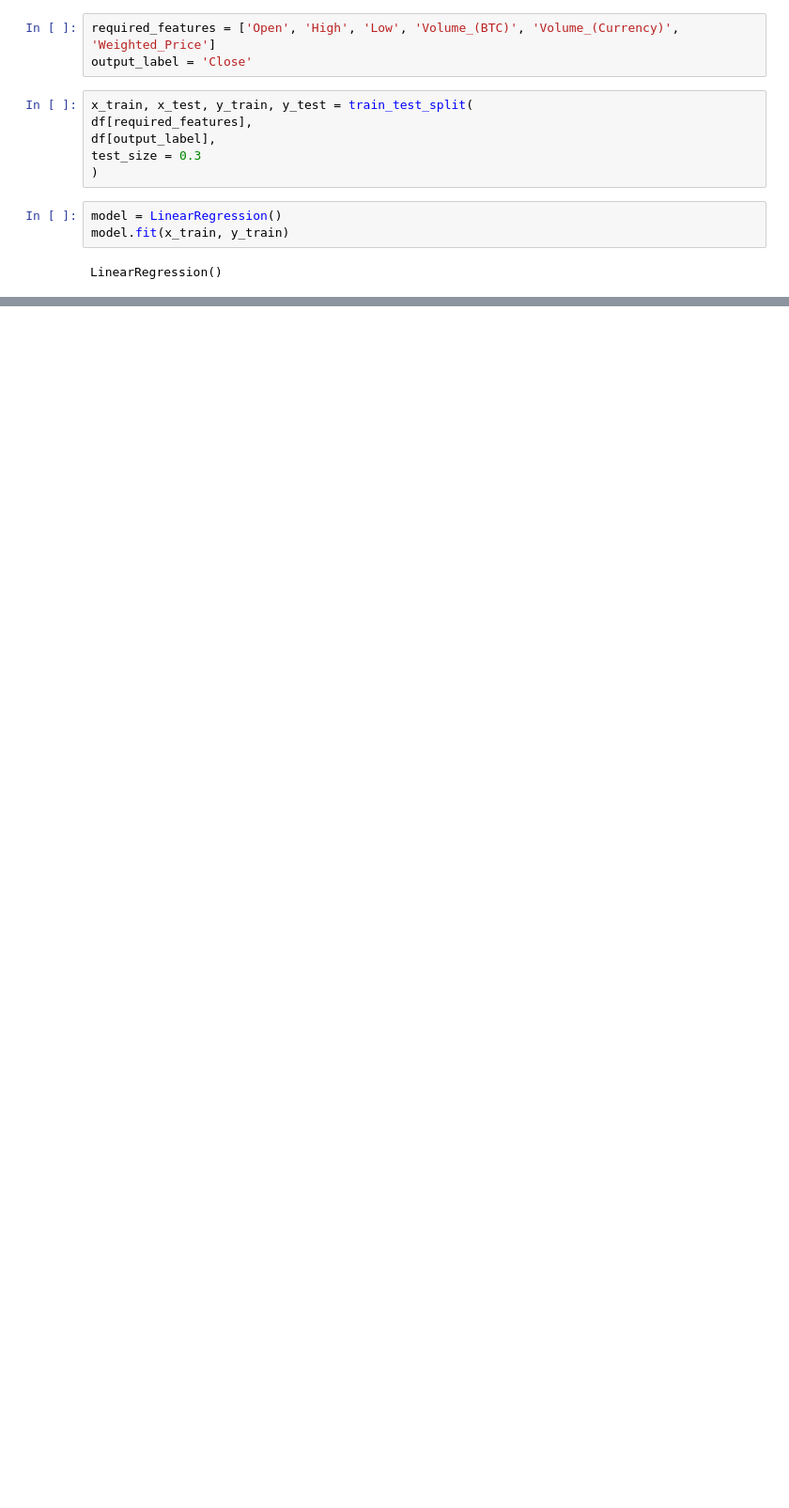
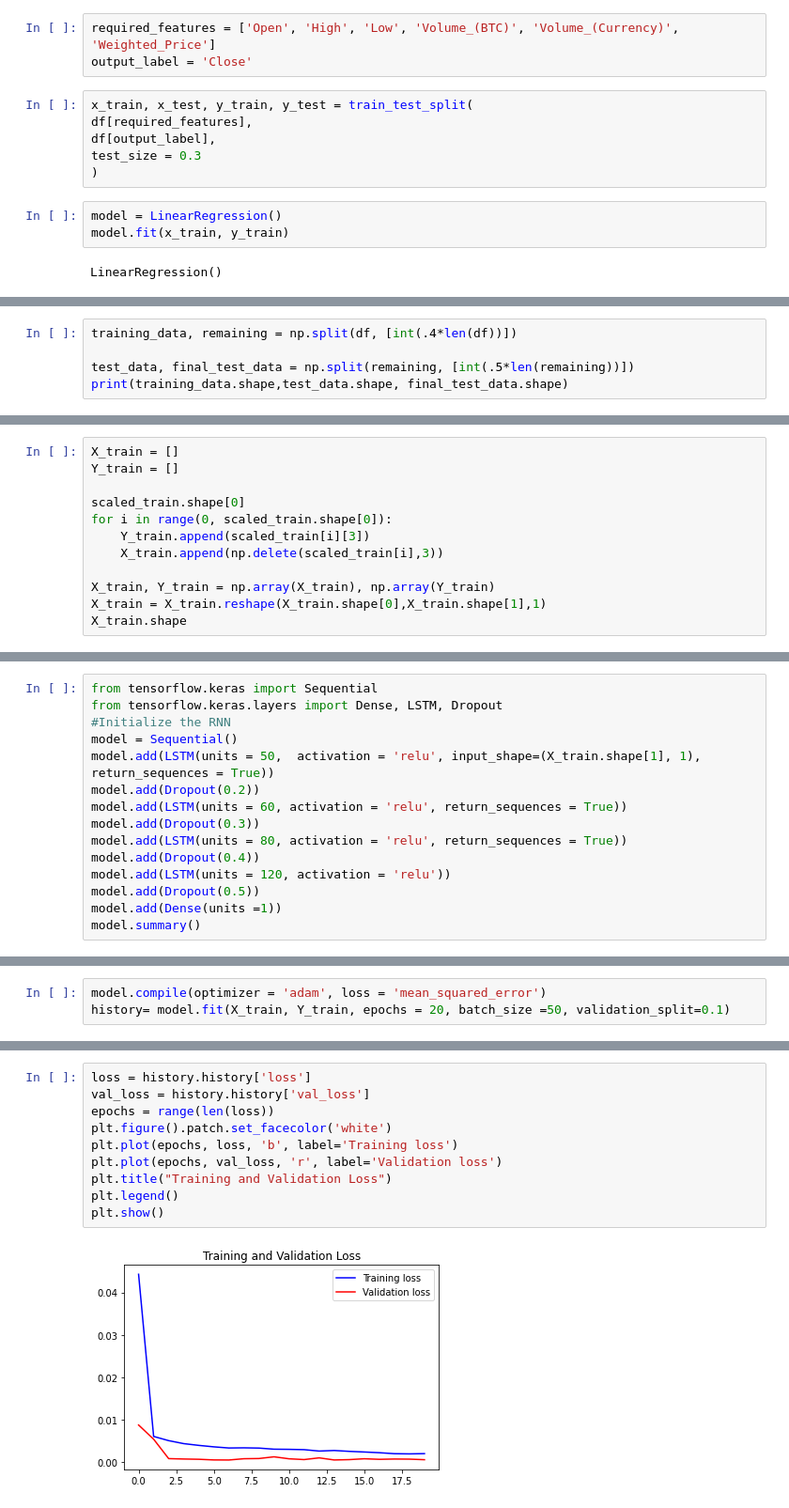
Before and after one commit to samurotko/machine-learning, a Jupyter notebook: predict_ETH_price.ipynb, the cells around one changed output, grey strips where cells are left out. Shown at 94% size. Saved outputs shown, nothing was run; the diff lists cells and outputs as text; blank space fills up the shorter version.

```diff
--- a/predict_ETH_price.ipynb
+++ b/predict_ETH_price.ipynb
@@ -127,0 +156,5 @@ Text(0, 0.5, '$ Price')
+# %%
+training_data, remaining = np.split(df, [int(.4*len(df))])
+
+test_data, final_test_data = np.split(remaining, [int(.5*len(remaining))])
+print(training_data.shape,test_data.shape, final_test_data.shape)
@@ -127,0 +174,12 @@ Text(0, 0.5, '$ Price')
+# %%
+X_train = []
+Y_train = []
+
+scaled_train.shape[0]
+for i in range(0, scaled_train.shape[0]):
+    Y_train.append(scaled_train[i][3])
+    X_train.append(np.delete(scaled_train[i],3))
+
+X_train, Y_train = np.array(X_train), np.array(Y_train)
+X_train = X_train.reshape(X_train.shape[0],X_train.shape[1],1)
+X_train.shape
@@ -127,0 +188,15 @@ Text(0, 0.5, '$ Price')
+# %%
+from tensorflow.keras import Sequential
+from tensorflow.keras.layers import Dense, LSTM, Dropout
+#Initialize the RNN
+model = Sequential()
+model.add(LSTM(units = 50,  activation = 'relu', input_shape=(X_train.shape[1], 1), return_sequences = True))
+model.add(Dropout(0.2))
+model.add(LSTM(units = 60, activation = 'relu', return_sequences = True))
+model.add(Dropout(0.3))
+model.add(LSTM(units = 80, activation = 'relu', return_sequences = True))
+model.add(Dropout(0.4))
+model.add(LSTM(units = 120, activation = 'relu'))
+model.add(Dropout(0.5))
+model.add(Dense(units =1))
+model.summary()
@@ -127,0 +221,3 @@ Text(0, 0.5, '$ Price')
+# %%
+model.compile(optimizer = 'adam', loss = 'mean_squared_error')
+history= model.fit(X_train, Y_train, epochs = 20, batch_size =50, validation_split=0.1)
@@ -127,0 +242,12 @@ Text(0, 0.5, '$ Price')
+# %%
+loss = history.history['loss']
+val_loss = history.history['val_loss']
+epochs = range(len(loss))
+plt.figure().patch.set_facecolor('white')
+plt.plot(epochs, loss, 'b', label='Training loss')
+plt.plot(epochs, val_loss, 'r', label='Validation loss')
+plt.title("Training and Validation Loss")
+plt.legend()
+plt.show()
+# %% [output]
+[figure, added]
```
Also changed, not shown: parts of 32 cells of this notebook.
